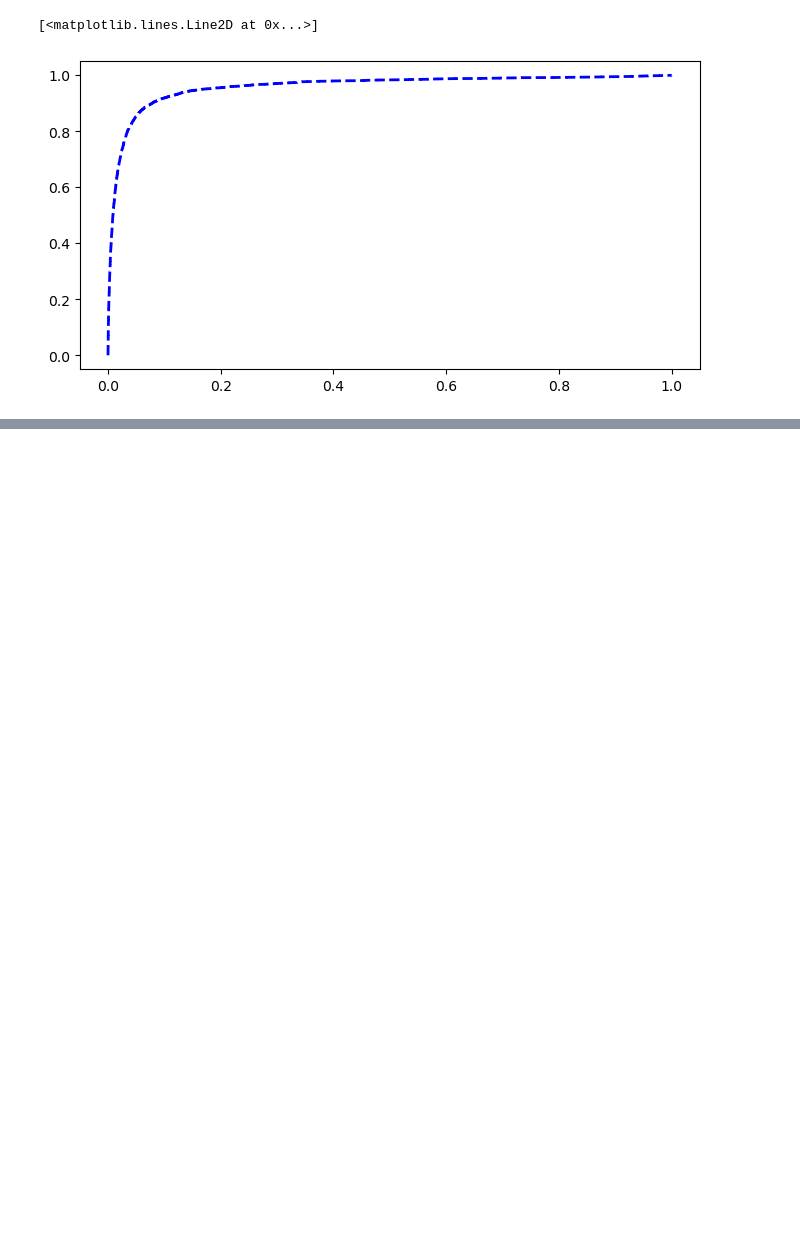
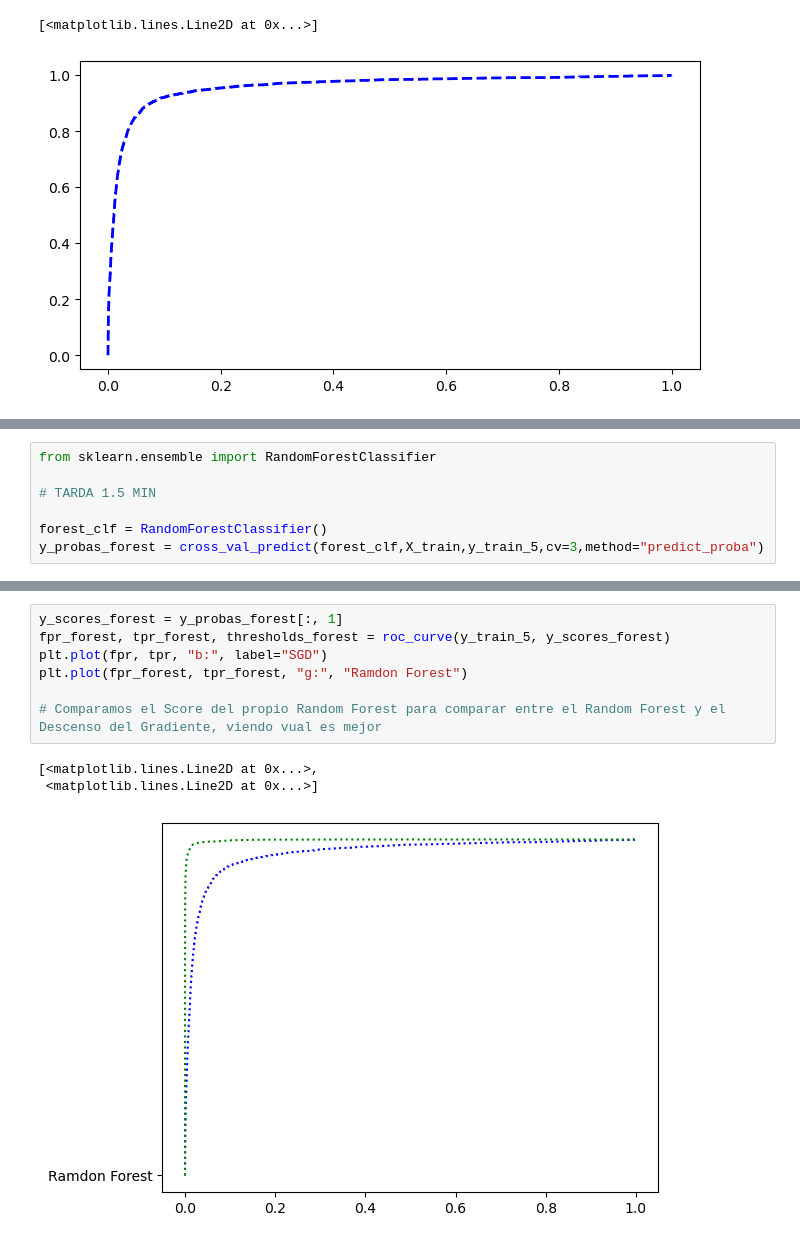
Before and after one commit to diegoguizanlopez/BigDataEIa, a Jupyter notebook: IA/Sistemas_Aprendizaje_Automatico/2-Trimestre/Regresion_Multivariable/MNist/mnist.ipynb, the cells around one changed output, grey strips where cells are left out. Saved outputs shown, nothing was run; the diff lists cells and outputs as text; blank space fills up the shorter version.

```diff
--- a/IA/Sistemas_Aprendizaje_Automatico/2-Trimestre/Regresion_Multivariable/MNist/mnist.ipynb
+++ b/IA/Sistemas_Aprendizaje_Automatico/2-Trimestre/Regresion_Multivariable/MNist/mnist.ipynb
@@ -178,0 +185,7 @@ plt.plot(fpr, tpr, "b--", label="ROC Curve", linewidth=2)
+# %%
+from sklearn.ensemble import RandomForestClassifier
+
+# TARDA 1.5 MIN
+
+forest_clf = RandomForestClassifier()
+y_probas_forest = cross_val_predict(forest_clf,X_train,y_train_5,cv=3,method="predict_proba")
@@ -178,0 +200,11 @@ plt.plot(fpr, tpr, "b--", label="ROC Curve", linewidth=2)
+# %%
+y_scores_forest = y_probas_forest[:, 1]
+fpr_forest, tpr_forest, thresholds_forest = roc_curve(y_train_5, y_scores_forest)
+plt.plot(fpr, tpr, "b:", label="SGD")
+plt.plot(fpr_forest, tpr_forest, "g:", "Ramdon Forest")
+
+# Comparamos el Score del propio Random Forest para comparar entre el Random Forest y el Descenso del Gradiente, viendo vual es mejor
+# %% [output]
+[<matplotlib.lines.Line2D at 0x...>,
+ <matplotlib.lines.Line2D at 0x...>]
+[figure, added]
```
Also changed, not shown: parts of 15 cells of this notebook.
